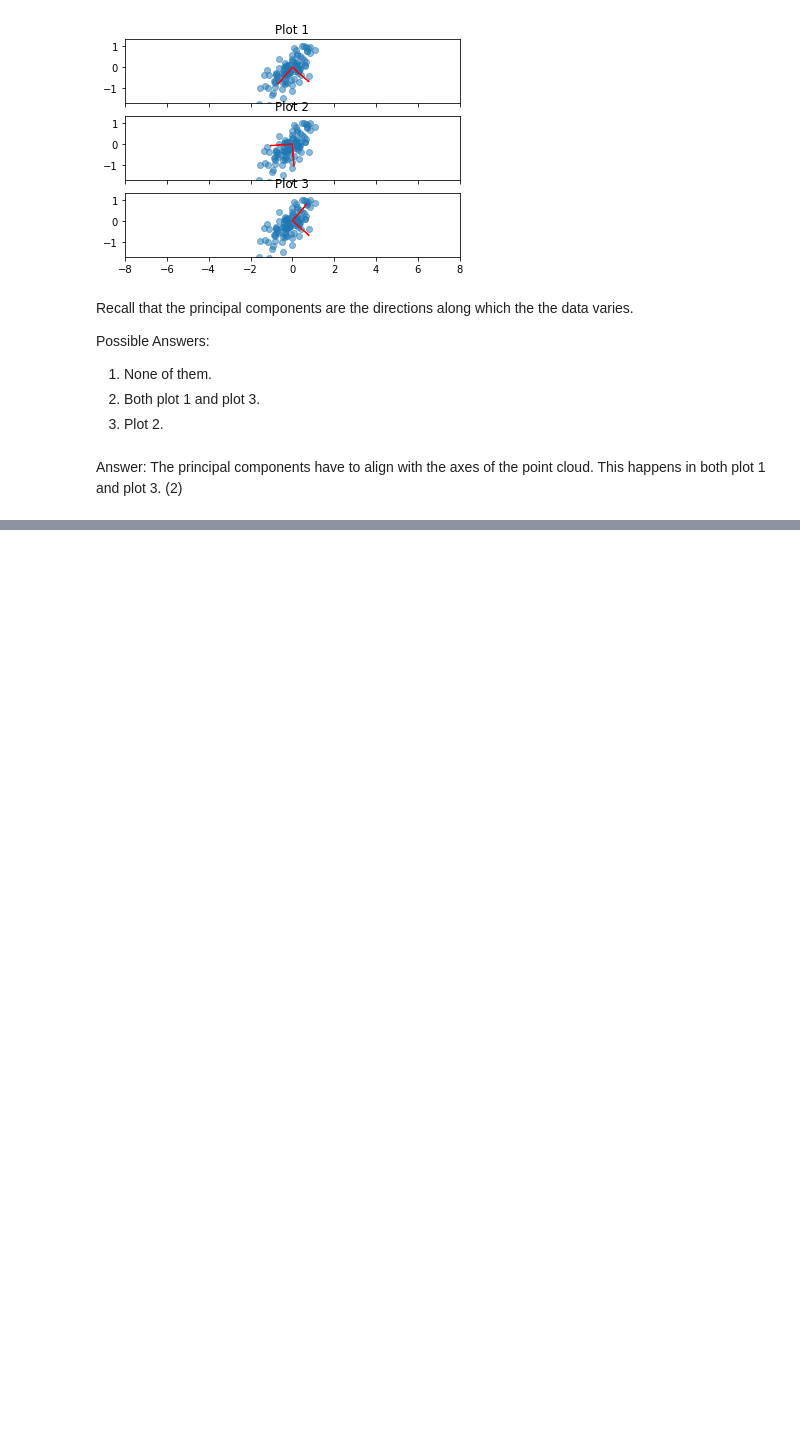
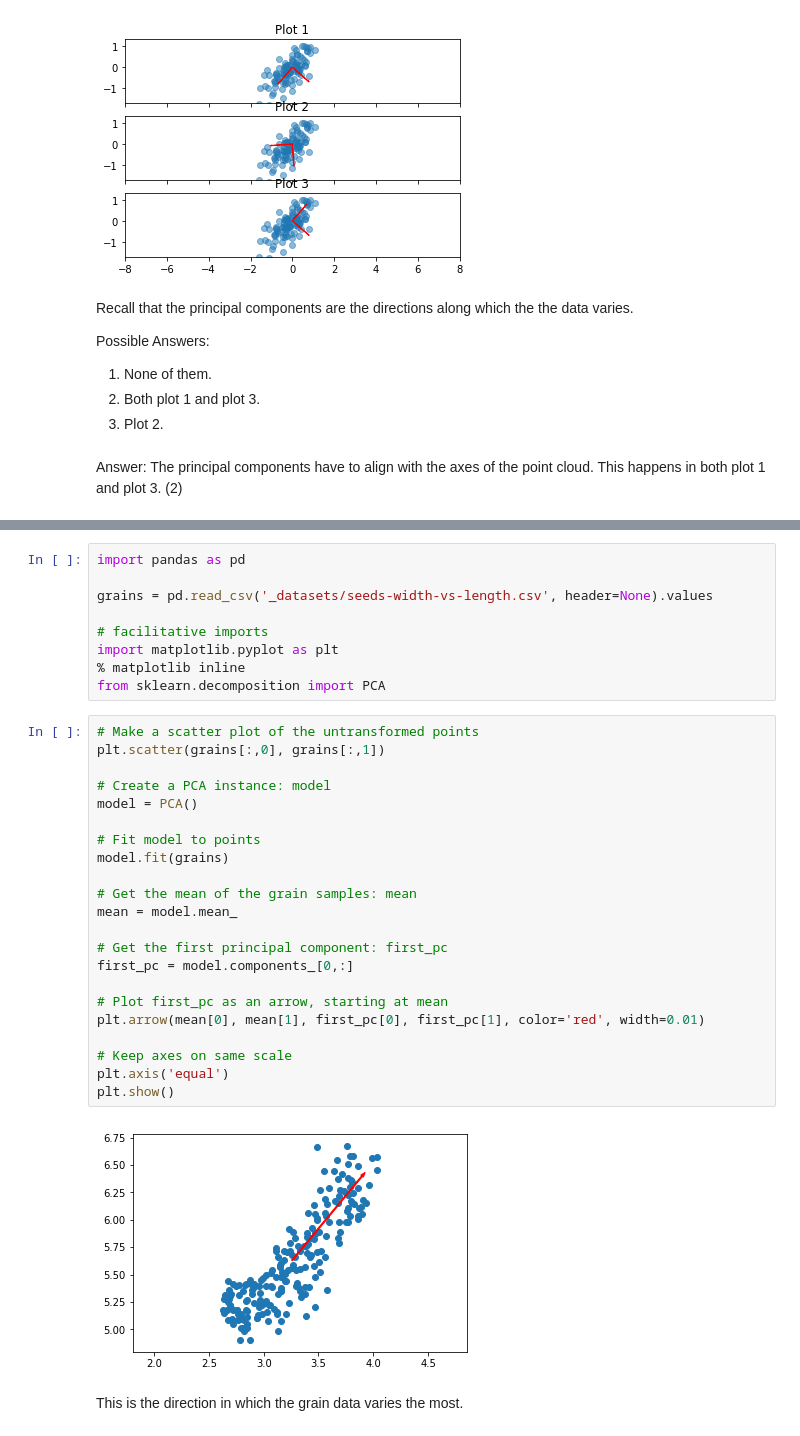
Before and after one commit to mitabunov/DataCamp_pony, a Jupyter notebook: 16_Unsupervised_Learning_in_Python/03_Decorrelating_your_data_and_dimension_reduction.ipynb, the cells around one changed output, grey strips where cells are left out. Drawn from its saved outputs; the diff is of its cells as text; blank space fills up the shorter version.

Commit message:
Updated Decorrelating your data and dimension reduction in Unsupervied L
Includes:
2. Intrinsic dimension
3. Dimension reduction with PCA

Added wikipedia-vectors.csv to datasets
Added ch3_slides

```diff
--- a/16_Unsupervised_Learning_in_Python/03_Decorrelating_your_data_and_dimension_reduction.ipynb
+++ b/16_Unsupervised_Learning_in_Python/03_Decorrelating_your_data_and_dimension_reduction.ipynb
@@ -139,0 +154,35 @@ Answer: The principal components have to align with the axes of the point cloud.
+# %%
+import pandas as pd
+
+grains = pd.read_csv('_datasets/seeds-width-vs-length.csv', header=None).values
+
+# facilitative imports
+import matplotlib.pyplot as plt
+% matplotlib inline
+from sklearn.decomposition import PCA
+# %%
+# Make a scatter plot of the untransformed points
+plt.scatter(grains[:,0], grains[:,1])
+
+# Create a PCA instance: model
+model = PCA()
+
+# Fit model to points
+model.fit(grains)
+
+# Get the mean of the grain samples: mean
+mean = model.mean_
+
+# Get the first principal component: first_pc
+first_pc = model.components_[0,:]
+
+# Plot first_pc as an arrow, starting at mean
+plt.arrow(mean[0], mean[1], first_pc[0], first_pc[1], color='red', width=0.01)
+
+# Keep axes on same scale
+plt.axis('equal')
+plt.show()
+# %% [output]
+[figure, added]
+# %% [markdown]
+This is the direction in which the grain data varies the most.
```
Also changed, not shown: parts of 23 cells of this notebook, 2 other files.
